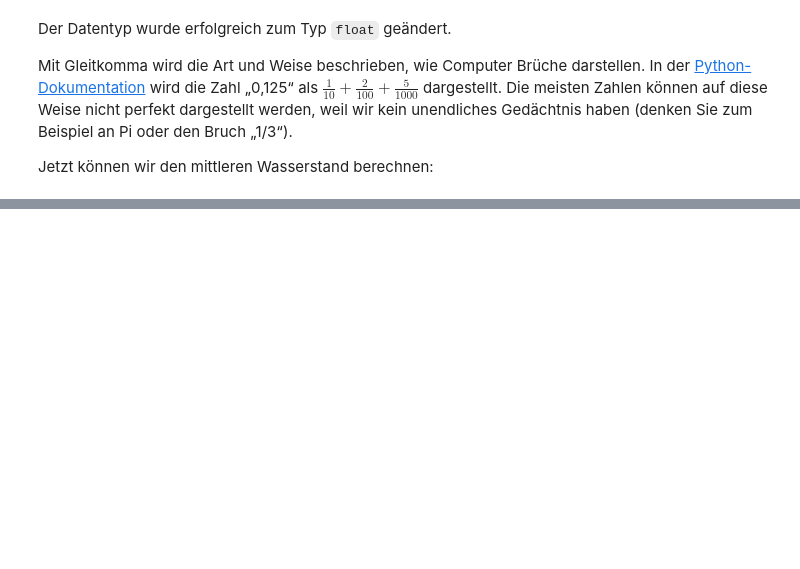
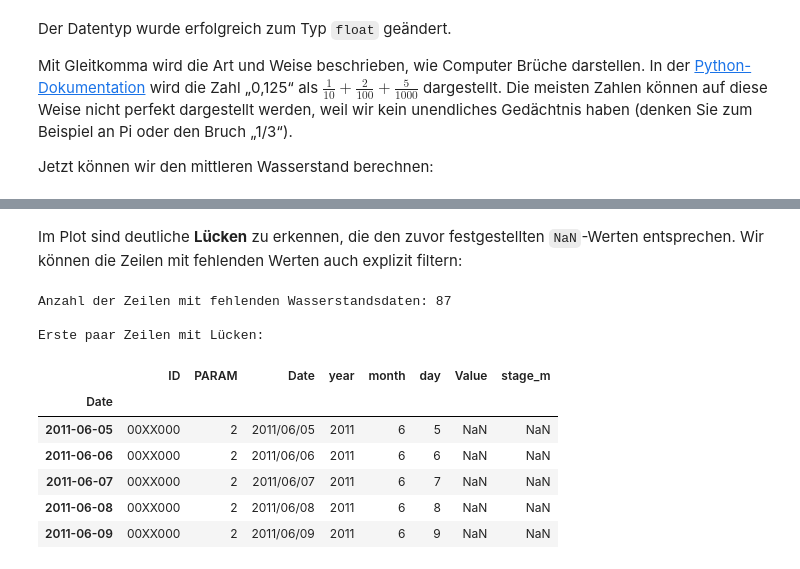
Before and after one commit to gjohnen1/Wassermengenwirtschaft_und_Klimawandel, a Jupyter notebook: Inhalt/Notebooks/Einleitung/Einfuehrung_Datenimport.ipynb, the cells around one changed output, grey strips where cells are left out. Drawn from its saved outputs; the diff is of its cells as text; code cells hidden in the pictures; blank space fills up the shorter version.

```diff
--- a/Inhalt/Notebooks/Einleitung/Einfuehrung_Datenimport.ipynb
+++ b/Inhalt/Notebooks/Einleitung/Einfuehrung_Datenimport.ipynb
@@ -776,10 +577,0 @@ df.set_index(pd.to_datetime(df['Date']), inplace=True)
-# %%
-f,ax = plt.subplots(1,figsize=(9,5))
-
-ax.plot(df['stage_m'],label='Wasserstand [m]',alpha=0.5)
-ax.set_xlabel('time (-)',size=14)
-ax.set_ylabel('stage (m)',size=14)
-ax.legend(loc=0)
-
-f.tight_layout()
-plt.show()
@@ -841,0 +655,21 @@ Allerdings ist die Möglichkeit, Daten schnell programmgesteuert zu überprüfen
+# %% [markdown]
+Im Plot sind deutliche **Lücken** zu erkennen, die den zuvor festgestellten `NaN`-Werten entsprechen. Wir können die Zeilen mit fehlenden Werten auch explizit filtern:
+# %%
+# Filtere alle Zeilen, bei denen 'stage_m' NaN ist
+gaps = df[df['stage_m'].isnull()]
+
+print(f"Anzahl der Zeilen mit fehlenden Wasserstandsdaten: {len(gaps)}")
+if not gaps.empty:
+    print("\nErste paar Zeilen mit Lücken:")
+    display(gaps.head())
+# %% [output]
+Anzahl der Zeilen mit fehlenden Wasserstandsdaten: 87
+
+Erste paar Zeilen mit Lücken:
+|  | ID | PARAM | Date | year | month | day | Value | stage_m |
+| Date |  |  |  |  |  |  |  |  |
+| 2011-06-05 | 00XX000 | 2 | 2011/06/05 | 2011 | 6 | 5 | NaN | NaN |
+| 2011-06-06 | 00XX000 | 2 | 2011/06/06 | 2011 | 6 | 6 | NaN | NaN |
+| 2011-06-07 | 00XX000 | 2 | 2011/06/07 | 2011 | 6 | 7 | NaN | NaN |
+| 2011-06-08 | 00XX000 | 2 | 2011/06/08 | 2011 | 6 | 8 | NaN | NaN |
+| 2011-06-09 | 00XX000 | 2 | 2011/06/09 | 2011 | 6 | 9 | NaN | NaN |
```
Also changed, not shown: parts of 132 cells of this notebook.
